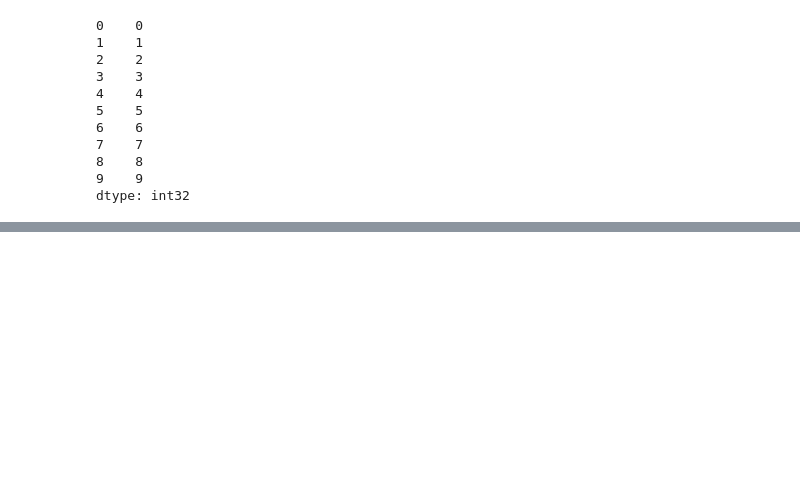
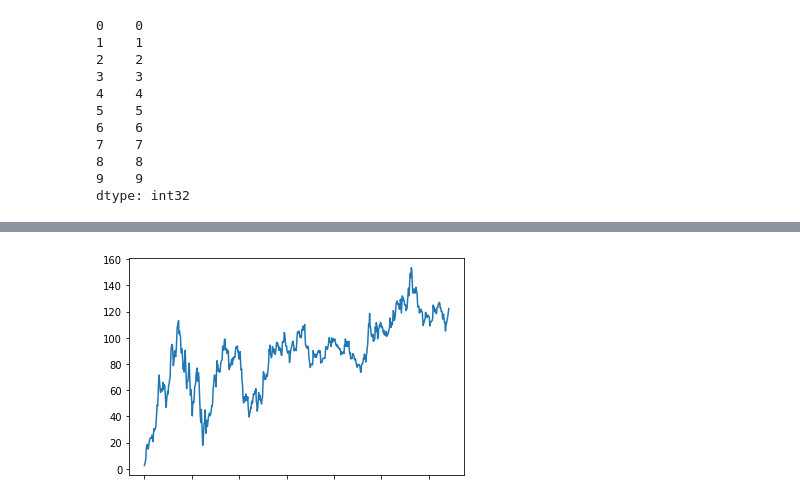
Before and after one commit to lzc978/My_MachineLearning, a Jupyter notebook: Jupyter Notebook Sklearn_MLAlgorithm/pandas_train.ipynb, the cells around one changed output, grey strips where cells are left out. Cells and saved outputs as stored; diff of their text form; code cells hidden in the pictures; blank space fills up the shorter version.

```diff
--- a/Jupyter Notebook Sklearn_MLAlgorithm/pandas_train.ipynb
+++ b/Jupyter Notebook Sklearn_MLAlgorithm/pandas_train.ipynb
@@ -362,0 +473,5 @@ NameError: name 'index' is not defined
+# %%
+# 直接修改原来的值
+data['close'] = 1
+# 或者
+data.close = 1
@@ -362,0 +507,4 @@ NameError: name 'index' is not defined
+# %%
+# 按照涨跌幅大小进行排序 , 使用ascending指定按照大小排序
+data = data.sort_values(by='p_change', ascending=False)
+data
@@ -362,0 +530,4 @@ NameError: name 'index' is not defined
+# %%
+# 按照过个键进行排序
+data = data.sort_values(by=['open', 'high'])
+data
@@ -362,0 +716,10 @@ NameError: name 'index' is not defined
+# %%
+# 以上这些函数可以对series和dataframe操作
+# 排序之后，进行累计求和
+data = data.sort_index()
+
+#计算累计函数
+stock_rise = data['p_change']
+
+# plot方法集成了前面直方图、条形图、饼图、折线图
+stock_rise.cumsum()  # 这样可视化效果太差了, 集成了plot(matplotlib)
@@ -362,0 +744,7 @@ NameError: name 'index' is not defined
+# %%
+# todo 好像也不一定要导入matplotlib，不show()好像也能用
+import matplotlib.pyplot as plt
+stock_rise.cumsum().plot()
+plt.show()
+# %% [output]
+[figure, added]
```
Also changed, not shown: parts of 62 cells of this notebook.
